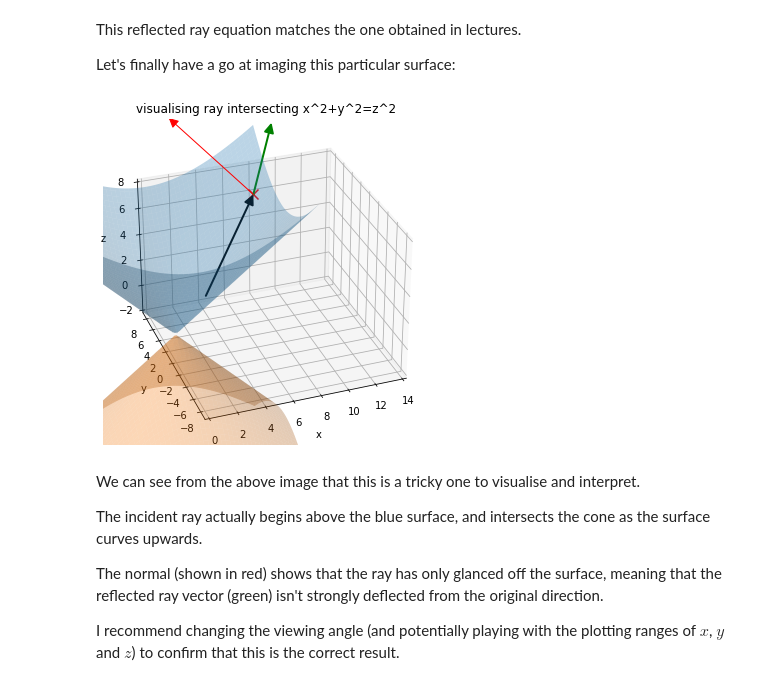
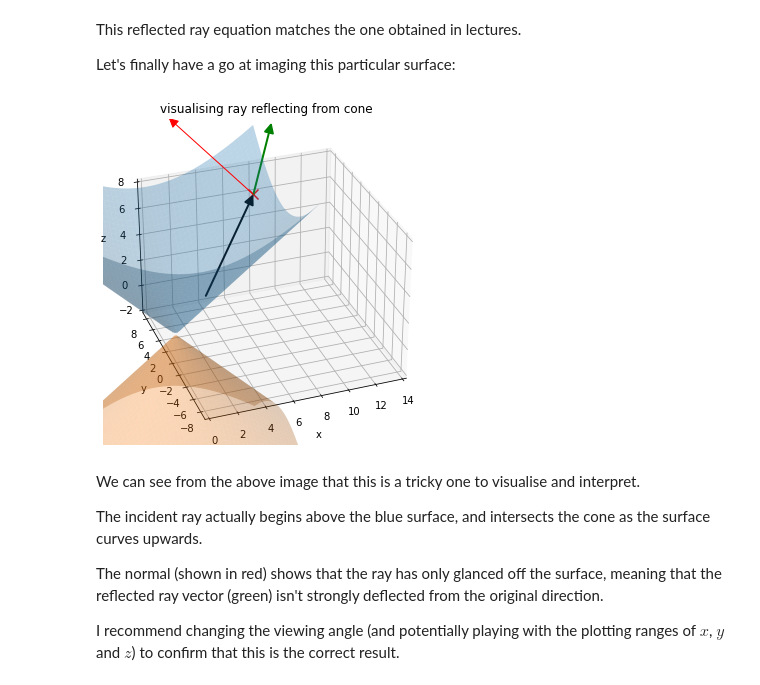
Before and after one commit to Abertay-University-SDI/CMP502-505_Maths, a Jupyter notebook: CMP505/CMP505_reflection.ipynb, the cells around one changed output. Drawn from its saved outputs; the diff is of its cells as text; code cells hidden in the pictures.

Commit message:
ray reflection plot title changed

```diff
--- a/CMP505/CMP505_reflection.ipynb
+++ b/CMP505/CMP505_reflection.ipynb
@@ -269,29 +269,29 @@ Let's finally have a go at imaging this particular surface:
 # %%
 fig, ax = plt.subplots(subplot_kw={"projection": "3d"}, figsize=(12,6))
 ax.view_init(elev=30, azim=250, roll=0)
 ax.set_xlim(-2,8)
 ax.set_zlim(-2,8)
 ax.set_xlim(0,14)
 ax.plot_surface(X2, Y2, Z2, alpha=0.3, label='positive cone')
 ax.plot_surface(X2, Y2, -Z2, alpha=0.3, label='negative cone')
 ax.scatter(is2a[0],is2a[1],is2a[2], c='r', marker='x', s=100)
 arrow_prop_dict = dict(mutation_scale=20, arrowstyle='-|>', color='k', shrinkA=0, shrinkB=0, linewidth=2)
 a = Arrow3D([r2o[0], is2a[0]], [r2o[1], is2a[1]], [r2o[2], is2a[2]], **arrow_prop_dict)
 ax.add_artist(a)
 arrow_prop_dict = dict(mutation_scale=20, arrowstyle='-|>', color='r', shrinkA=0, shrinkB=0, linewidth=1)
 b = Arrow3D([is2a[0], is2a[0]-0.5*cn[0]], [is2a[1], is2a[1]-0.5*cn[1]], [is2a[2], is2a[2]-0.5*cn[2]], **arrow_prop_dict)
 ax.add_artist(b)
 tep2=3
 ep2 = [float(rr2[0].subs({t:tep2})),float(rr2[1].subs({t:tep2})),float(rr2[2].subs({t:tep2}))]
 arrow_prop_dict = dict(mutation_scale=20, arrowstyle='-|>', color='g', shrinkA=0, shrinkB=0, linewidth=2)
 b = Arrow3D([is2a[0], ep2[0]], [is2a[1], ep2[1]], [is2a[2], ep2[2]], **arrow_prop_dict)
 ax.add_artist(b)
-ax.title.set_text('visualising ray intersecting x^2+y^2=z^2')
+ax.title.set_text('visualising ray reflecting from cone')
 ax.set_xlabel("x")
 ax.set_ylabel("y")
 ax.set_zlabel("z");
 # %% [output]
-[figure, old version]
+[figure, new version]
 # %% [markdown]
 We can see from the above image that this is a tricky one to visualise and interpret.
 
```
Also changed, not shown: 7 other files.
